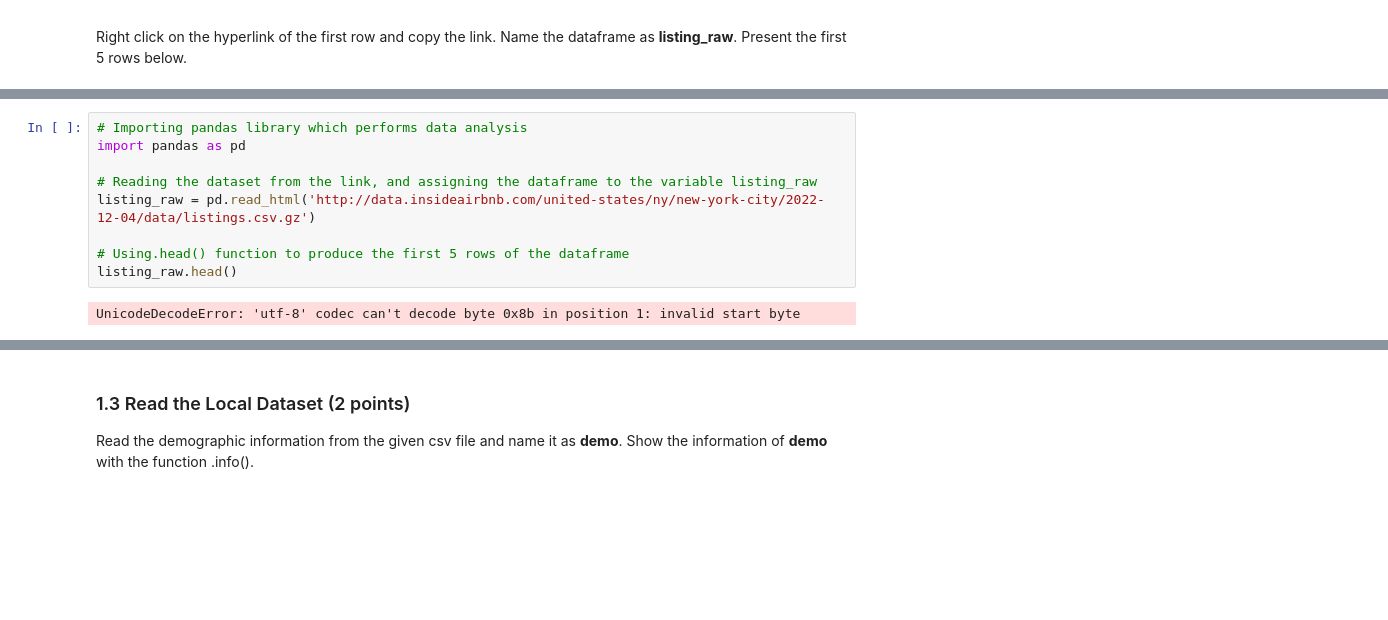
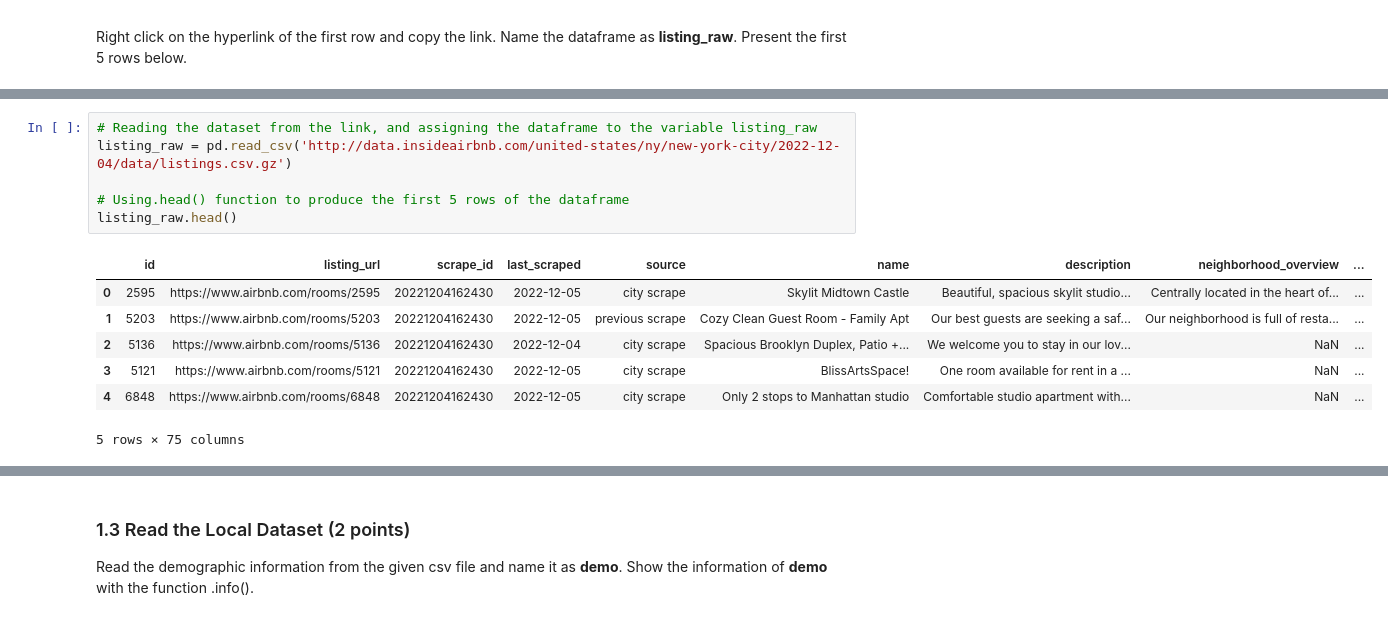
Before and after one commit to drizzzle11/4680_5680_intro_uds, a Jupyter notebook: Homework/HW1.ipynb, the cells around one changed output, grey strips where cells are left out. Saved outputs shown, nothing was run; the diff lists cells and outputs as text; blank space fills up the shorter version.

```diff
--- a/Homework/HW1.ipynb
+++ b/Homework/HW1.ipynb
@@ -38,11 +41,14 @@ Requirement already satisfied: webencodings in c:\users\rimjh\.conda\envs\gds_py
 # %%
-# Importing pandas library which performs data analysis
-import pandas as pd
-
 # Reading the dataset from the link, and assigning the dataframe to the variable listing_raw
-listing_raw = pd.read_html('http://data.insideairbnb.com/united-states/ny/new-york-city/2022-12-04/data/listings.csv.gz')
+listing_raw = pd.read_csv('http://data.insideairbnb.com/united-states/ny/new-york-city/2022-12-04/data/listings.csv.gz')
 
 # Using.head() function to produce the first 5 rows of the dataframe
 listing_raw.head()
 # %% [output]
+|  | id | listing_url | scrape_id | last_scraped | source | name | description | neighborhood_overview | ... |
+| 0 | 2595 | https://www.airbnb.com/rooms/2595 | 20221204162430 | 2022-12-05 | city scrape | Skylit Midtown Castle | Beautiful, spacious skylit studio... | Centrally located in the heart of... | ... |
+| 1 | 5203 | https://www.airbnb.com/rooms/5203 | 20221204162430 | 2022-12-05 | previous scrape | Cozy Clean Guest Room - Family Apt | Our best guests are seeking a saf... | Our neighborhood is full of resta... | ... |
+| 2 | 5136 | https://www.airbnb.com/rooms/5136 | 20221204162430 | 2022-12-04 | city scrape | Spacious Brooklyn Duplex, Patio +... | We welcome you to stay in our lov... | NaN | ... |
+| 3 | 5121 | https://www.airbnb.com/rooms/5121 | 20221204162430 | 2022-12-05 | city scrape | BlissArtsSpace! | One room available for rent in a ... | NaN | ... |
+| 4 | 6848 | https://www.airbnb.com/rooms/6848 | 20221204162430 | 2022-12-05 | city scrape | Only 2 stops to Manhattan studio | Comfortable studio apartment with... | NaN | ... |
-UnicodeDecodeError: 'utf-8' codec can't decode byte 0x8b in position 1: invalid start byte
+5 rows × 75 columns
```
Also changed, not shown: parts of 7 cells of this notebook, 7 other files.
